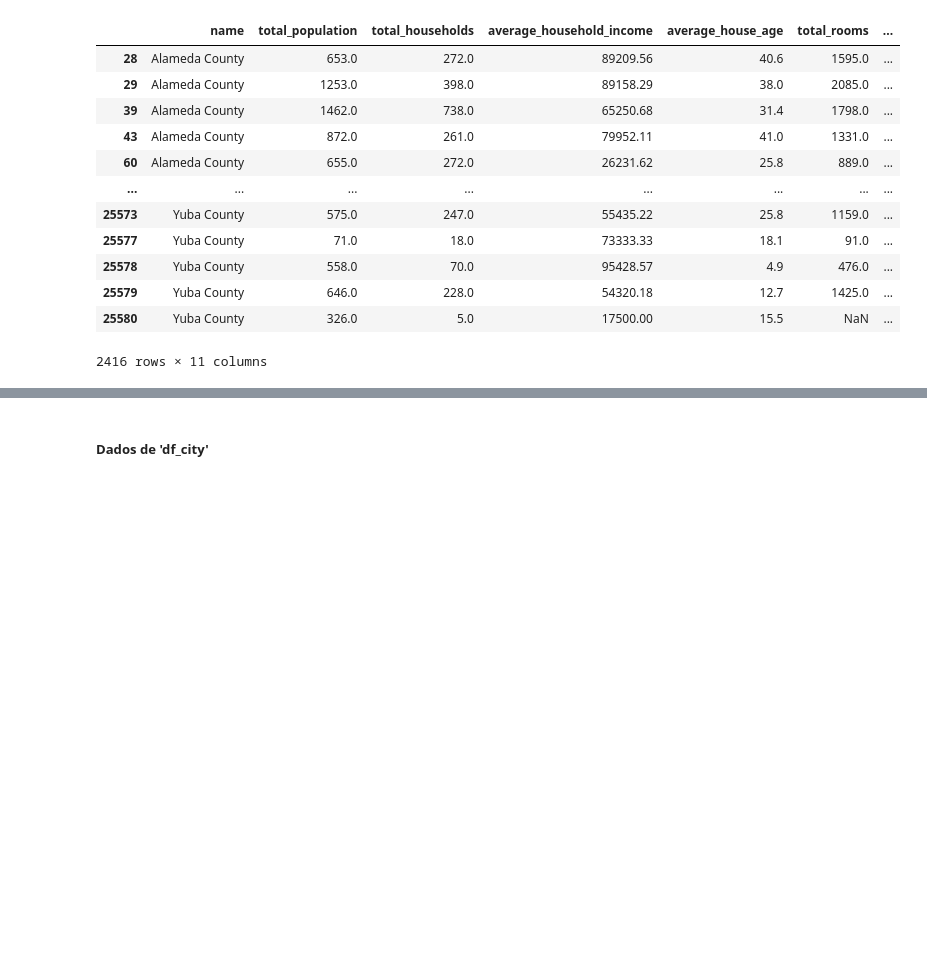
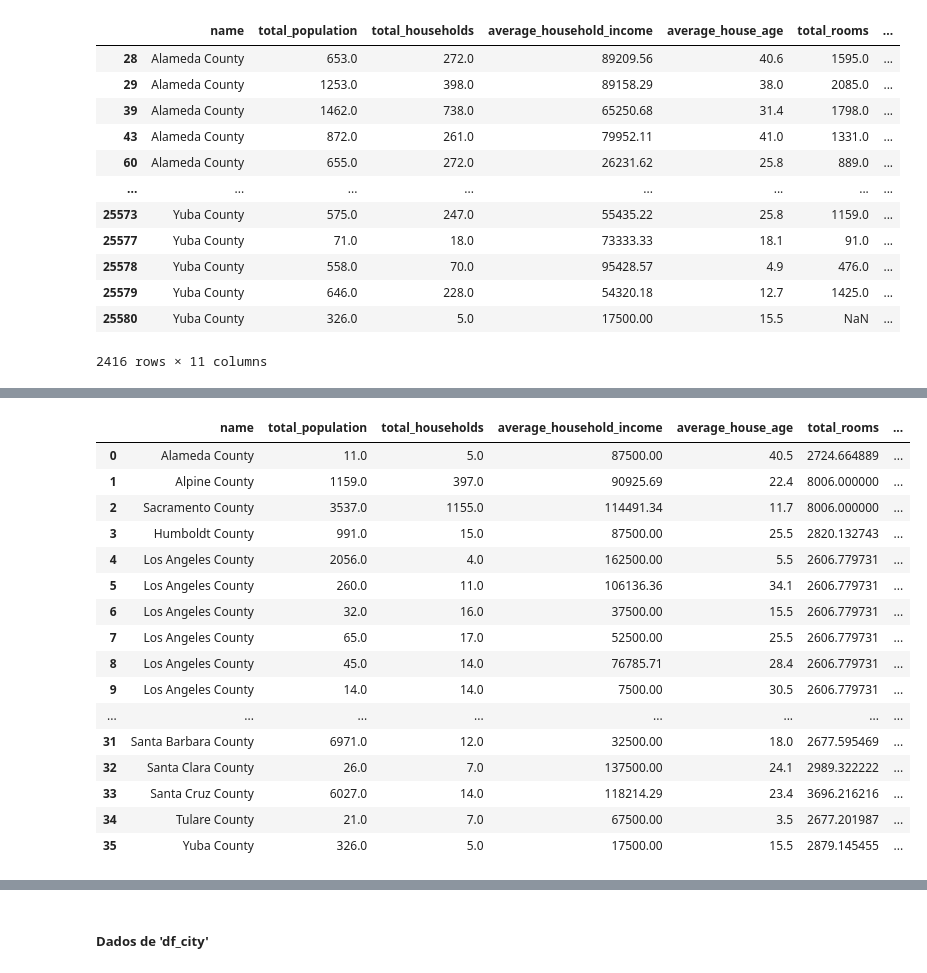
Before and after one commit to christhiangoncalves/Calculo_de_Preco_Casas_California, a Jupyter notebook: California_house_Price.ipynb, the cells around one changed output, grey strips where cells are left out. Cells and saved outputs as stored; diff of their text form; code cells hidden in the pictures; blank space fills up the shorter version.

```diff
--- a/California_house_Price.ipynb
+++ b/California_house_Price.ipynb
@@ -153,3 +189,42 @@ df_house.info()
+# %%
+#Eliminando linhas total_households com dados faltantes
+df_house = df_house.drop(df_house[df_house['total_households'] <= 0].index)
+
+temp = df_house.drop(df_house[df_house['total_rooms'] < 0].index)
+temp = temp.groupby('name')['total_rooms'].mean()
+#df_house_temp = df_house_temp.set_index('name')['median_house_value']
+
+#Função para substituir os números negativos pela média da categoria
+def subst_negat(median_house_value, name):
+    return median_house_value if median_house_value >= 0 else temp[name]
+
+# Substituir os números negativos pela média da categoria usando a função map
+df_house['total_rooms'] = df_house.apply(lambda row: subst_negat(row['total_rooms'], row['name']), axis=1)
+
+
+df_house = df_house.drop(df_house[df_house['total_rooms'] <= 0].index)
+
+temp.reset_index()
+#verificando resultado
+df_house.merge(temp, on='total_rooms')
+# %% [output]
+|  | name | total_population | total_households | average_household_income | average_house_age | total_rooms | ... |
+| 0 | Alameda County | 11.0 | 5.0 | 87500.00 | 40.5 | 2724.664889 | ... |
+| 1 | Alpine County | 1159.0 | 397.0 | 90925.69 | 22.4 | 8006.000000 | ... |
+| 2 | Sacramento County | 3537.0 | 1155.0 | 114491.34 | 11.7 | 8006.000000 | ... |
+| 3 | Humboldt County | 991.0 | 15.0 | 87500.00 | 25.5 | 2820.132743 | ... |
+| 4 | Los Angeles County | 2056.0 | 4.0 | 162500.00 | 5.5 | 2606.779731 | ... |
+| 5 | Los Angeles County | 260.0 | 11.0 | 106136.36 | 34.1 | 2606.779731 | ... |
+| 6 | Los Angeles County | 32.0 | 16.0 | 37500.00 | 15.5 | 2606.779731 | ... |
+| 7 | Los Angeles County | 65.0 | 17.0 | 52500.00 | 25.5 | 2606.779731 | ... |
+| 8 | Los Angeles County | 45.0 | 14.0 | 76785.71 | 28.4 | 2606.779731 | ... |
+| 9 | Los Angeles County | 14.0 | 14.0 | 7500.00 | 30.5 | 2606.779731 | ... |
+| ... | ... | ... | ... | ... | ... | ... | ... |
+| 31 | Santa Barbara County | 6971.0 | 12.0 | 32500.00 | 18.0 | 2677.595469 | ... |
+| 32 | Santa Clara County | 26.0 | 7.0 | 137500.00 | 24.1 | 2989.322222 | ... |
+| 33 | Santa Cruz County | 6027.0 | 14.0 | 118214.29 | 23.4 | 3696.216216 | ... |
+| 34 | Tulare County | 21.0 | 7.0 | 67500.00 | 3.5 | 2677.201987 | ... |
+| 35 | Yuba County | 326.0 | 5.0 | 17500.00 | 15.5 | 2879.145455 | ... |
 # %%
 #Transformando categorias em pesos numéricos
 idprox,prox = df_house['ocean_proximity'].factorize()
```
Also changed, not shown: parts of 11 cells of this notebook.
